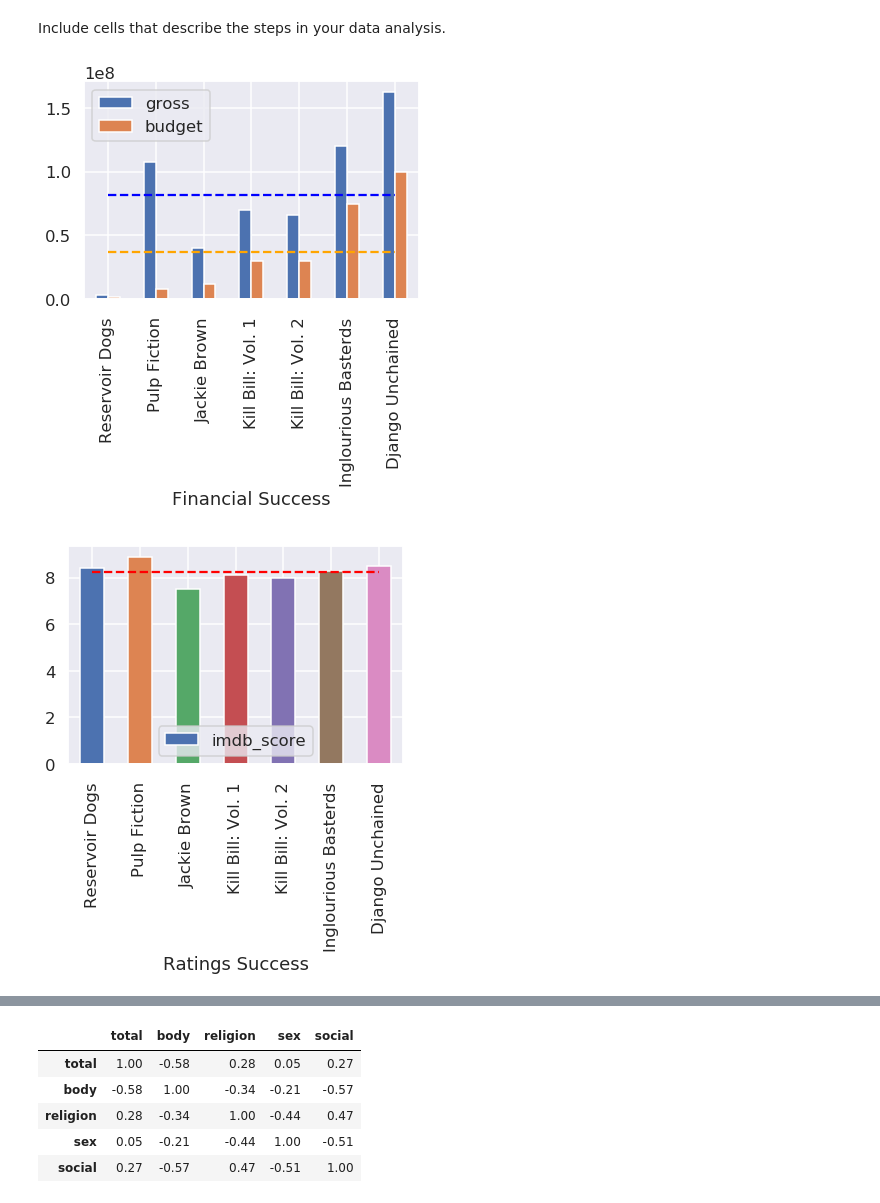
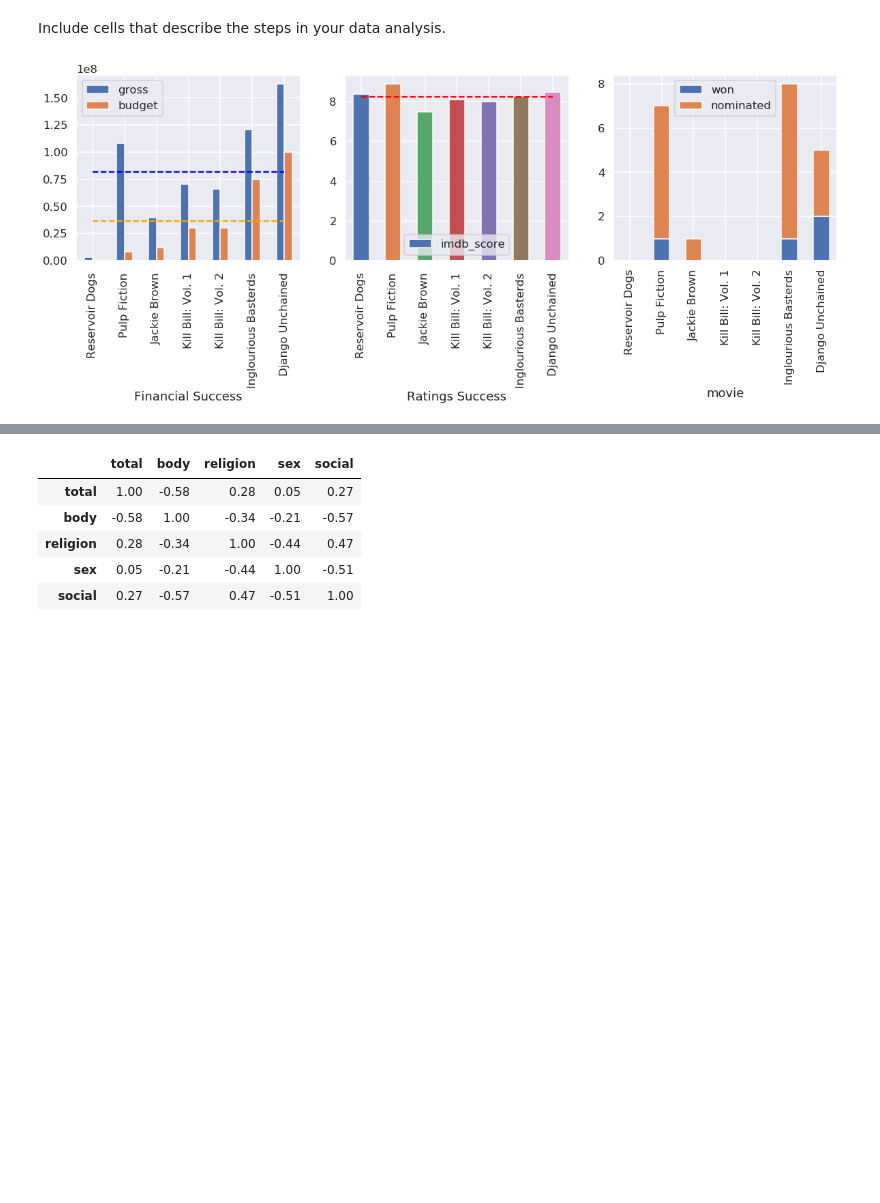
Before and after one commit to janinehou/COGS-108-Final-Project, a Jupyter notebook: FinalProject.ipynb, the cells around one changed output, grey strips where cells are left out. Cells and saved outputs as stored; diff of their text form; code cells hidden in the pictures; blank space fills up the shorter version.

```diff
--- a/FinalProject.ipynb
+++ b/FinalProject.ipynb
@@ -340,37 +339,38 @@ plt.plot(df_social_av['social'], flat4, 'r--')
 Include cells that describe the steps in your data analysis.
 # %%
 #Success
+fig, arr = plt.subplots(1, 3, figsize=(20,5))
+
 #Net Gross
 imdb_gross = pd.DataFrame(imdb) #to get right title on graph
-imdb_gross['Financial Success'] = imdb['movie_title'] #to get right title on graph
-imdb_gross.plot.bar(x='Financial Success', y=['gross','budget'])
+imdb_gross['Financial Success'] = imdb['movie_title']
+imdb_gross.plot.bar(x='Financial Success', y=['gross','budget'], ax=arr[0])
 gross_mean = imdb['gross'].mean()
 budget_mean = imdb['budget'].mean()
 flat5 = np.array([gross_mean,gross_mean,gross_mean,gross_mean,gross_mean,gross_mean,gross_mean])
-plt.plot(imdb['movie_title'], flat5, 'r--', color='blue')
+arr[0].plot(imdb['movie_title'], flat5, 'r--', color='blue')
 flat6 = np.array([budget_mean,budget_mean,budget_mean,budget_mean,budget_mean,budget_mean,budget_mean])
-plt.plot(imdb['movie_title'], flat6, 'r--', color='orange')
+arr[0].plot(imdb['movie_title'], flat6, 'r--', color='orange')
 
 #IMDB score
 imdb_success = pd.DataFrame(imdb) #to get right title on graph
 imdb_success['Ratings Success'] = imdb['movie_title'] #to get right title on graph
-imdb_success.plot.bar(x='Ratings Success', y='imdb_score')
+imdb_success.plot.bar(x='Ratings Success', y='imdb_score', ax=arr[1])
 score_mean = imdb['imdb_score'].mean()
 flat7 = np.array([score_mean,score_mean,score_mean,score_mean,score_mean,score_mean,score_mean])
-plt.plot(imdb['movie_title'], flat7, 'r--', color='red')
+arr[1].plot(imdb['movie_title'], flat7, 'r--', color='red')
 
 #Awards
 award_df = pd.DataFrame(movie_list, columns=['movie'])
 award_df['total'] = ''
 award_df['won'] = ''
 award_df['nominated'] = ''
 for i in movie_list:
     allAwards = (awards['Film'] == i).sum()
     won = ((awards['Film'] == i) & (awards['Winner'] == 1.0)).sum()
     award_df.loc[(award_df['movie'] == i), 'total'] =  allAwards
     award_df.loc[(award_df['movie'] == i), 'won'] =  won
     award_df.loc[(award_df['movie'] == i), 'nominated'] = (allAwards - won)
-award_df.plot.bar('movie',['won','nominated'],stacked=True);
+award_df.plot.bar('movie',['won','nominated'],stacked=True, ax=arr[2]);
 # %% [output]
-[figure, old version]
+[figure, new version]
-[figure, removed]
```
Also changed, not shown: parts of 5 cells of this notebook.
